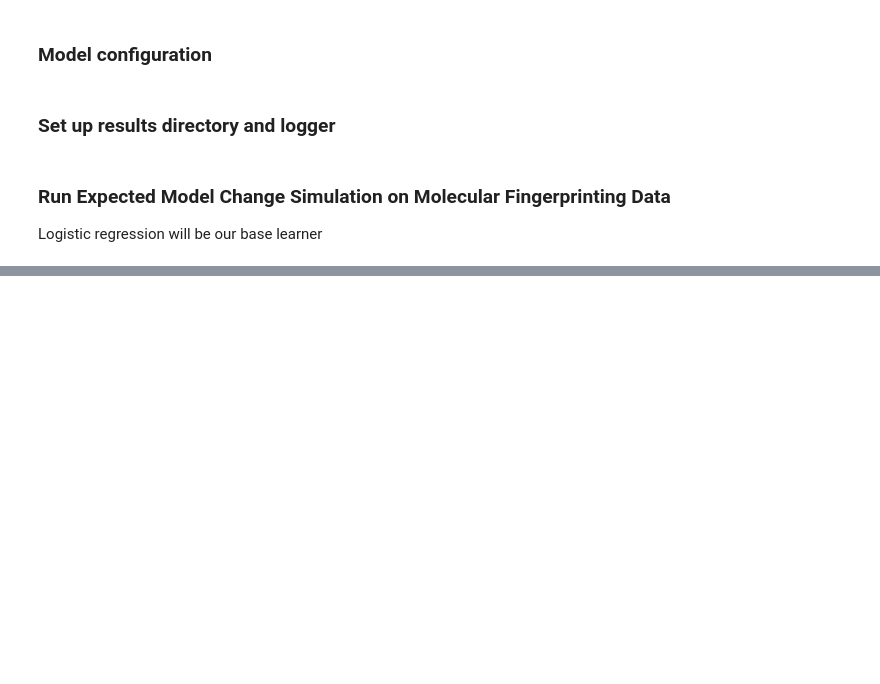
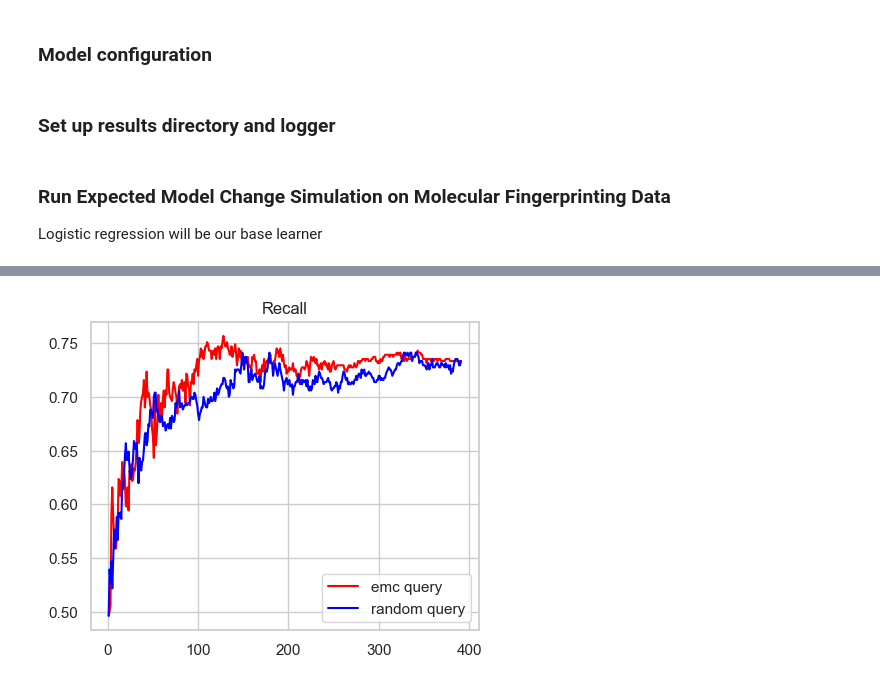
Before and after one commit to iland24/expected_model_change_binary_classification, a Jupyter notebook: expected_model_change_drug_data.ipynb, the cells around one changed output, grey strips where cells are left out. Cells and saved outputs as stored; diff of their text form; code cells hidden in the pictures; blank space fills up the shorter version.

```diff
--- a/expected_model_change_drug_data.ipynb
+++ b/expected_model_change_drug_data.ipynb
@@ -306,7 +345,9 @@ plt.show()
 # %%
-plt.figure(figsize=(10,6))
+plt.figure(figsize=(5,4))
+plt.gca().yaxis.set_major_formatter(StrMethodFormatter('{x:,.2f}'))
 emc.plot_metrics(n_sim_recall_ls, n_updates, plot_separate_sim=False, color='red', label='emc query')
 emc.plot_metrics(n_sim_recall_random_ls, n_updates, plot_separate_sim=False, color='blue', label='random query')
 plt.title('Recall')
-plt.gca().yaxis.set_major_formatter(StrMethodFormatter('{x:,.2f}'))
 plt.show()
+# %% [output]
+[figure, added]
```
Also changed, not shown: parts of 26 cells of this notebook, 8 other files.
